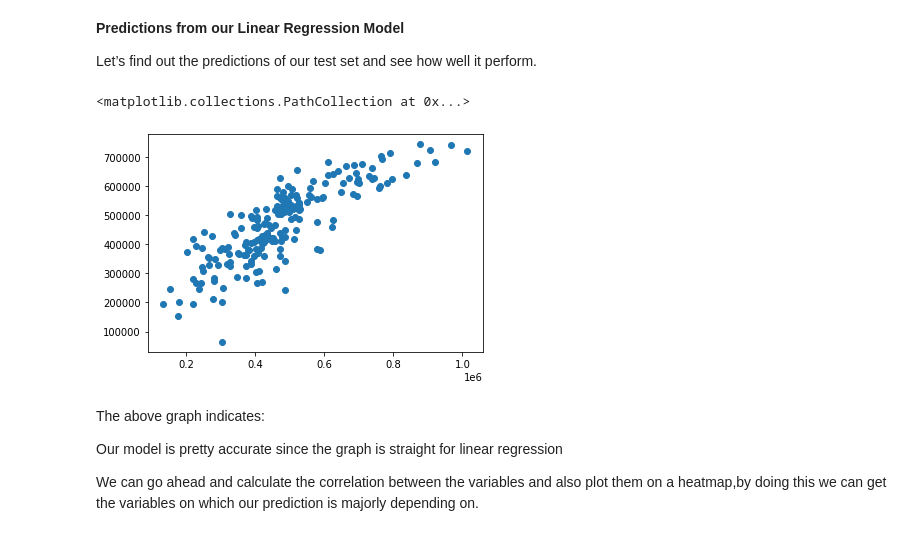
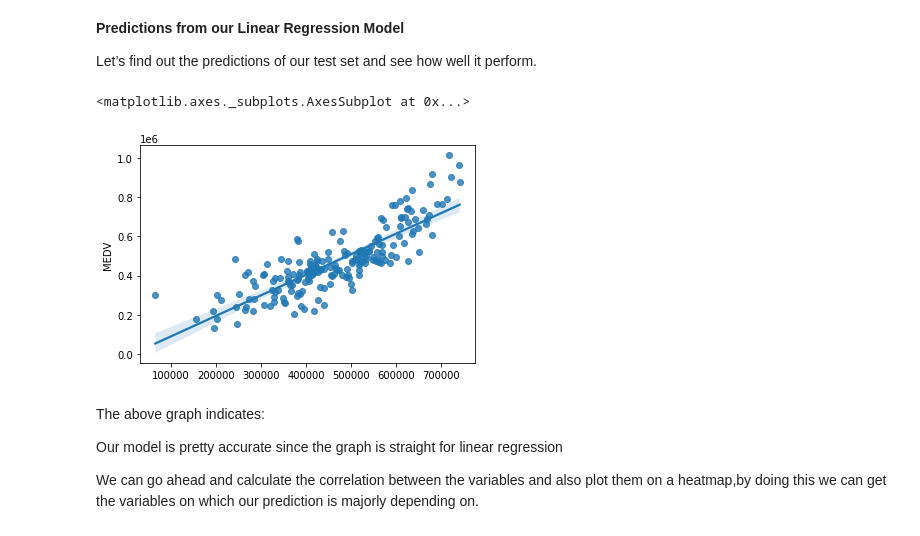
Before and after one commit to sai-pallavi-2003/HousePricePrediction-using-Linear-Regression, a Jupyter notebook: Linear_Regression.ipynb, the cells around one changed output. Saved outputs shown, nothing was run; the diff lists cells and outputs as text; code cells hidden in the pictures.

```diff
--- a/Linear_Regression.ipynb
+++ b/Linear_Regression.ipynb
@@ -130,10 +128,13 @@ LinearRegression()
 Let’s find out the predictions of our test set and see how well it perform.
 # %%
 predictions = lm.predict(X_test)
-plt.scatter(y_test,predictions)
+# plt.scatter(y_test,predictions)
+x1=predictions
+y1= y_test
+sns.regplot(x1,y1)
 # %% [output]
-<matplotlib.collections.PathCollection at 0x...>
+<matplotlib.axes._subplots.AxesSubplot at 0x...>
-[figure, old version]
+[figure, new version]
 # %% [markdown]
 The above graph indicates:
 
```
Also changed, not shown: parts of 1 cell of this notebook.
